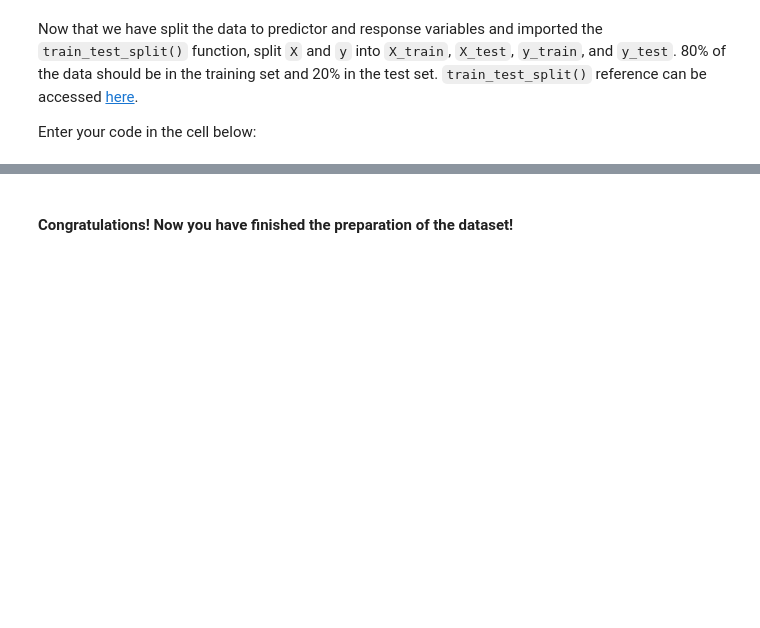
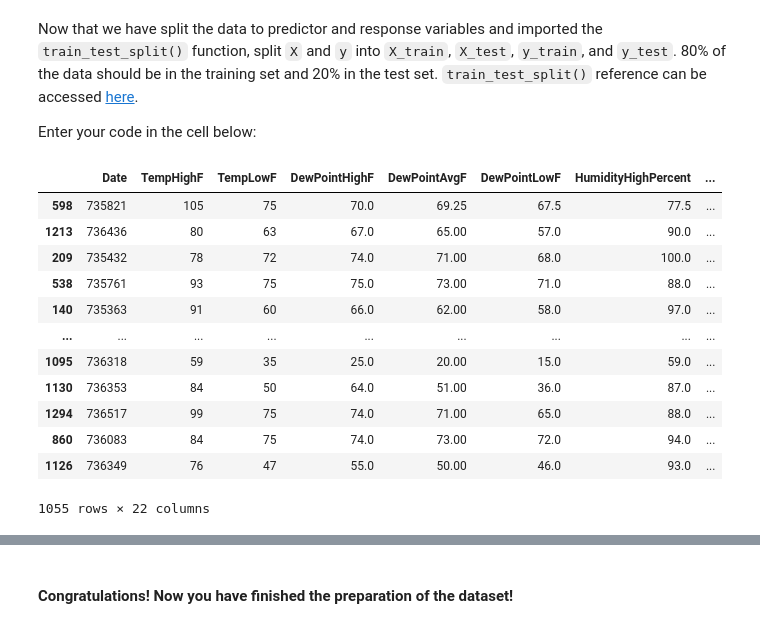
Before and after one commit to martingonzalezr001/dataptmad0924_labs, a Jupyter notebook: module-3/intro-to-ml/your-code/main.ipynb, the cells around one changed output, grey strips where cells are left out. Drawn from its saved outputs; the diff is of its cells as text; code cells hidden in the pictures; blank space fills up the shorter version.

```diff
--- a/module-3/intro-to-ml/your-code/main.ipynb
+++ b/module-3/intro-to-ml/your-code/main.ipynb
@@ -611,3 +610,10 @@ Here you can find the [reference](https://docs.python.org/3/library/datetime.htm
+# %%
+# Your code here
+
+# from datetime import date
+austin_fixed["Date"] = pd.to_datetime(austin_fixed['Date'])
+# %%
+austin_fixed["Date"] = austin_fixed["Date"].apply(lambda x: x.toordinal())
 # %% [markdown]
 #### Print `austin_fixed` to check your `Date` column.
 # %%
@@ -651,6 +665,8 @@ In the next cell, assign the `TempAvgF` column to `y` and the remaining columns
  Your `y` should be a subset of `austin_fixed` containing one column `TempAvgF`.
 # %%
 # Your code here:
+X = austin_fixed.drop('TempAvgF', axis=1)
+y = austin_fixed['TempAvgF']
 # %% [markdown]
 In the next cell, import `train_test_split` from `sklearn.model_selection`
 # %%
@@ -664,0 +680,19 @@ Enter your code in the cell below:
+# %%
+#Your code here:
+X_train, X_test, y_train, y_test = train_test_split(X,y, random_state=42,test_size=0.2)
+# %%
+X_train
+# %% [output]
+|  | Date | TempHighF | TempLowF | DewPointHighF | DewPointAvgF | DewPointLowF | HumidityHighPercent | ... |
+| 598 | 735821 | 105 | 75 | 70.0 | 69.25 | 67.5 | 77.5 | ... |
+| 1213 | 736436 | 80 | 63 | 67.0 | 65.00 | 57.0 | 90.0 | ... |
+| 209 | 735432 | 78 | 72 | 74.0 | 71.00 | 68.0 | 100.0 | ... |
+| 538 | 735761 | 93 | 75 | 75.0 | 73.00 | 71.0 | 88.0 | ... |
+| 140 | 735363 | 91 | 60 | 66.0 | 62.00 | 58.0 | 97.0 | ... |
+| ... | ... | ... | ... | ... | ... | ... | ... | ... |
+| 1095 | 736318 | 59 | 35 | 25.0 | 20.00 | 15.0 | 59.0 | ... |
+| 1130 | 736353 | 84 | 50 | 64.0 | 51.00 | 36.0 | 87.0 | ... |
+| 1294 | 736517 | 99 | 75 | 74.0 | 71.00 | 65.0 | 88.0 | ... |
+| 860 | 736083 | 84 | 75 | 74.0 | 73.00 | 72.0 | 94.0 | ... |
+| 1126 | 736349 | 76 | 47 | 55.0 | 50.00 | 46.0 | 93.0 | ... |
+1055 rows × 22 columns
```
Also changed, not shown: parts of 8 cells of this notebook.
